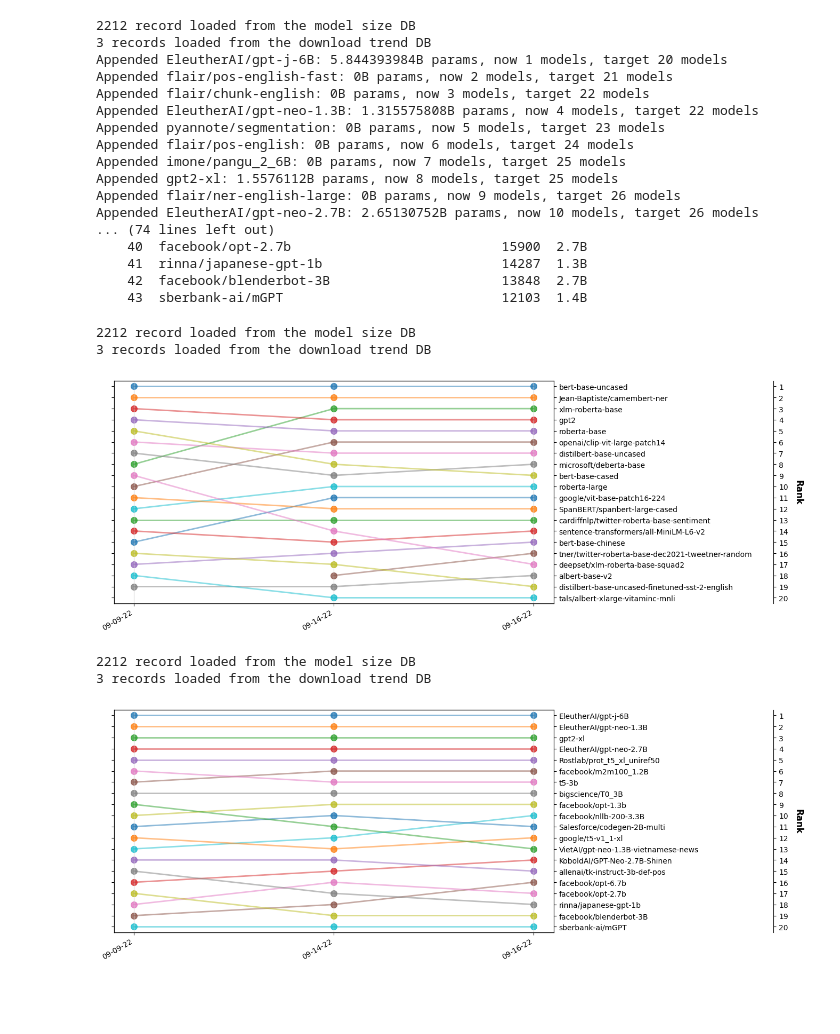
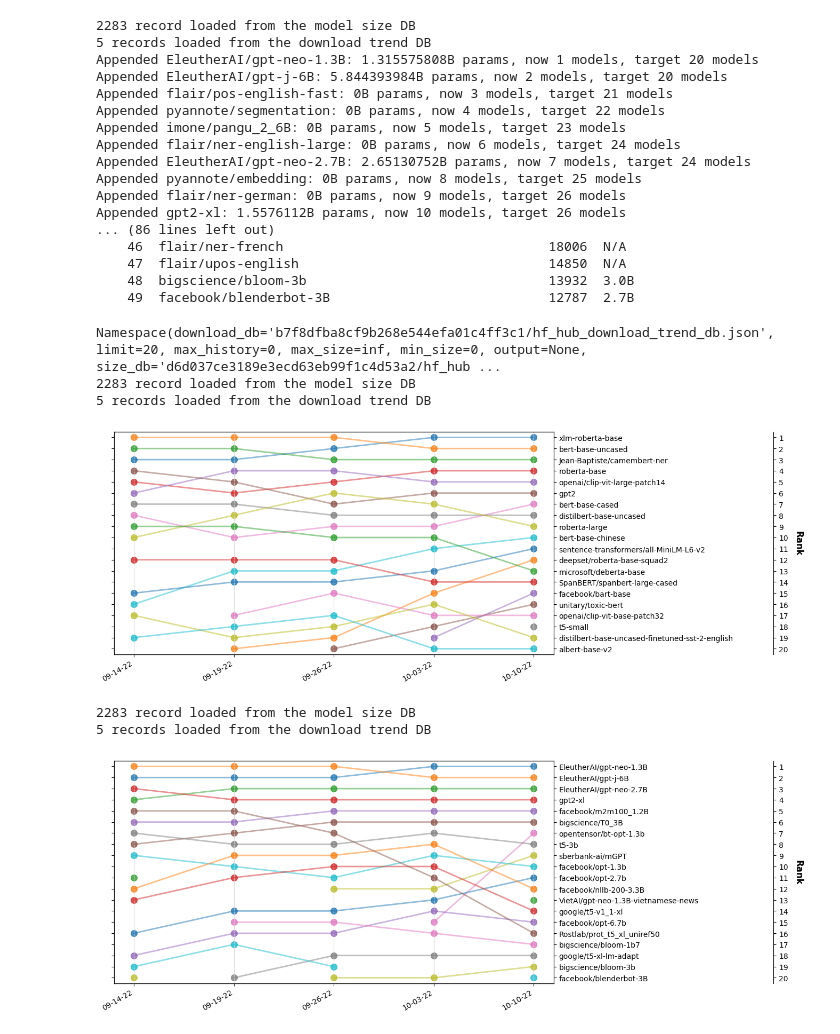
Before and after one commit to comaniac/hf-hub-stats, a Jupyter notebook: demo.ipynb, the cells around one changed output. Cells and saved outputs as stored; diff of their text form; code cells hidden in the pictures; blank space fills up the shorter version.

```diff
--- a/demo.ipynb
+++ b/demo.ipynb
@@ -160,25 +137,26 @@ Appended facebook/nllb-200-3.3B: 3.344863232B params, now 10 models, target 20 m
 # %%
 # Query top-20 most downloaded models with size 1-10B, including transformers unsupported models
-!python -m hf_hub_stats query_top --download-db hf_hub_download_trend_db.json --limit 20 \
---size-db hf_hub_model_size_db.json --min-size 1 --max-size 10 --include-unsupported
+!python -m hf_hub_stats query_top --download-db b7f8dfba8cf9b268e544efa01c4ff3c1/hf_hub_download_trend_db.json \
+--limit 20 --size-db d6d037ce3189e3ecd63eb99f1c4d53a2/hf_hub_model_size_db.json \
+--min-size 1 --max-size 10 --include-unsupported
 # %% [output]
-2212 record loaded from the model size DB
-3 records loaded from the download trend DB
-Appended EleutherAI/gpt-j-6B: 5.844393984B params, now 1 models, target 20 models
-Appended flair/pos-english-fast: 0B params, now 2 models, target 21 models
-Appended flair/chunk-english: 0B params, now 3 models, target 22 models
-Appended EleutherAI/gpt-neo-1.3B: 1.315575808B params, now 4 models, target 22 models
-Appended pyannote/segmentation: 0B params, now 5 models, target 23 models
-Appended flair/pos-english: 0B params, now 6 models, target 24 models
-Appended imone/pangu_2_6B: 0B params, now 7 models, target 25 models
-Appended gpt2-xl: 1.5576112B params, now 8 models, target 25 models
-Appended flair/ner-english-large: 0B params, now 9 models, target 26 models
-Appended EleutherAI/gpt-neo-2.7B: 2.65130752B params, now 10 models, target 26 models
-... (74 lines left out)
-    40  facebook/opt-2.7b                           15900  2.7B
-    41  rinna/japanese-gpt-1b                       14287  1.3B
-    42  facebook/blenderbot-3B                      13848  2.7B
-    43  sberbank-ai/mGPT                            12103  1.4B
+2283 record loaded from the model size DB
+5 records loaded from the download trend DB
+Appended EleutherAI/gpt-neo-1.3B: 1.315575808B params, now 1 models, target 20 models
+Appended EleutherAI/gpt-j-6B: 5.844393984B params, now 2 models, target 20 models
+Appended flair/pos-english-fast: 0B params, now 3 models, target 21 models
+Appended pyannote/segmentation: 0B params, now 4 models, target 22 models
+Appended imone/pangu_2_6B: 0B params, now 5 models, target 23 models
+Appended flair/ner-english-large: 0B params, now 6 models, target 24 models
+Appended EleutherAI/gpt-neo-2.7B: 2.65130752B params, now 7 models, target 24 models
+Appended pyannote/embedding: 0B params, now 8 models, target 25 models
+Appended flair/ner-german: 0B params, now 9 models, target 26 models
+Appended gpt2-xl: 1.5576112B params, now 10 models, target 26 models
+... (86 lines left out)
+    46  flair/ner-french                                  18006  N/A
+    47  flair/upos-english                                14850  N/A
+    48  bigscience/bloom-3b                               13932  3.0B
+    49  facebook/blenderbot-3B                            12787  2.7B
 # %%
 %matplotlib inline
 import argparse
@@ -186,23 +164,26 @@ from hf_hub_stats.query_db import draw_download_trend
 # %%
 # Draw the download trend for the top-20 models.
 args = argparse.Namespace()
-args.size_db = "hf_hub_model_size_db.json"
-args.download_db = "hf_hub_download_trend_db.json"
+args.size_db = "d6d037ce3189e3ecd63eb99f1c4d53a2/hf_hub_model_size_db.json"
+args.download_db = "b7f8dfba8cf9b268e544efa01c4ff3c1/hf_hub_download_trend_db.json"
 args.limit = 20
 args.min_size = 0
 args.max_size = float("inf")
+args.max_history = 0
 args.output = None
+print(args)
 draw_download_trend(args)
 # %% [output]
-2212 record loaded from the model size DB
-3 records loaded from the download trend DB
+Namespace(download_db='b7f8dfba8cf9b268e544efa01c4ff3c1/hf_hub_download_trend_db.json', limit=20, max_history=0, max_size=inf, min_size=0, output=None, size_db='d6d037ce3189e3ecd63eb99f1c4d53a2/hf_hub ...
+2283 record loaded from the model size DB
+5 records loaded from the download trend DB
-[figure, old version]
+[figure, new version]
 # %%
 # Draw the download trend for the top-20 models with 1-10B.
 args.min_size = 1
 args.max_size = 10
 draw_download_trend(args)
 # %% [output]
-2212 record loaded from the model size DB
-3 records loaded from the download trend DB
+2283 record loaded from the model size DB
+5 records loaded from the download trend DB
-[figure, old version]
+[figure, new version]
```
Also changed, not shown: parts of 12 cells of this notebook, 6 other files.
